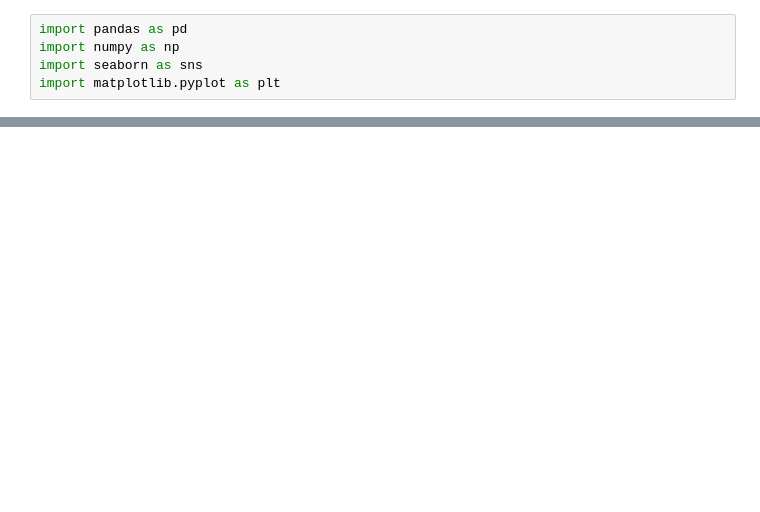
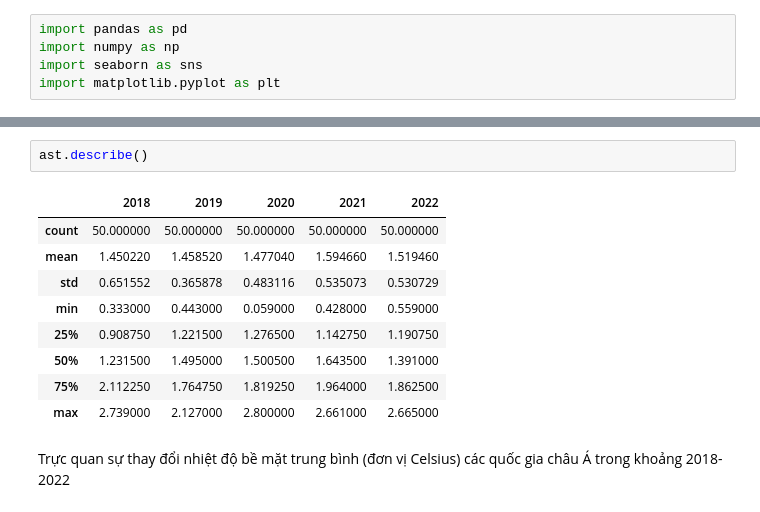
Before and after one commit to thienphucle/DS105.P11_Data_Analysis_And_Visualization, a Jupyter notebook: EDA/EDA_AST.ipynb, the cells around one changed output, grey strips where cells are left out. Saved outputs shown, nothing was run; the diff lists cells and outputs as text; blank space fills up the shorter version.

```diff
--- a/EDA/EDA_AST.ipynb
+++ b/EDA/EDA_AST.ipynb
@@ -26,0 +28,14 @@ ast
+# %%
+ast.describe()
+# %% [output]
+|  | 2018 | 2019 | 2020 | 2021 | 2022 |
+| count | 50.000000 | 50.000000 | 50.000000 | 50.000000 | 50.000000 |
+| mean | 1.450220 | 1.458520 | 1.477040 | 1.594660 | 1.519460 |
+| std | 0.651552 | 0.365878 | 0.483116 | 0.535073 | 0.530729 |
+| min | 0.333000 | 0.443000 | 0.059000 | 0.428000 | 0.559000 |
+| 25% | 0.908750 | 1.221500 | 1.276500 | 1.142750 | 1.190750 |
+| 50% | 1.231500 | 1.495000 | 1.500500 | 1.643500 | 1.391000 |
+| 75% | 2.112250 | 1.764750 | 1.819250 | 1.964000 | 1.862500 |
+| max | 2.739000 | 2.127000 | 2.800000 | 2.661000 | 2.665000 |
+# %% [markdown]
+Trực quan sự thay đổi nhiệt độ bề mặt trung bình (đơn vị Celsius) các quốc gia châu Á trong khoảng 2018-2022
```
Also changed, not shown: parts of 6 cells of this notebook, 1 other file.
